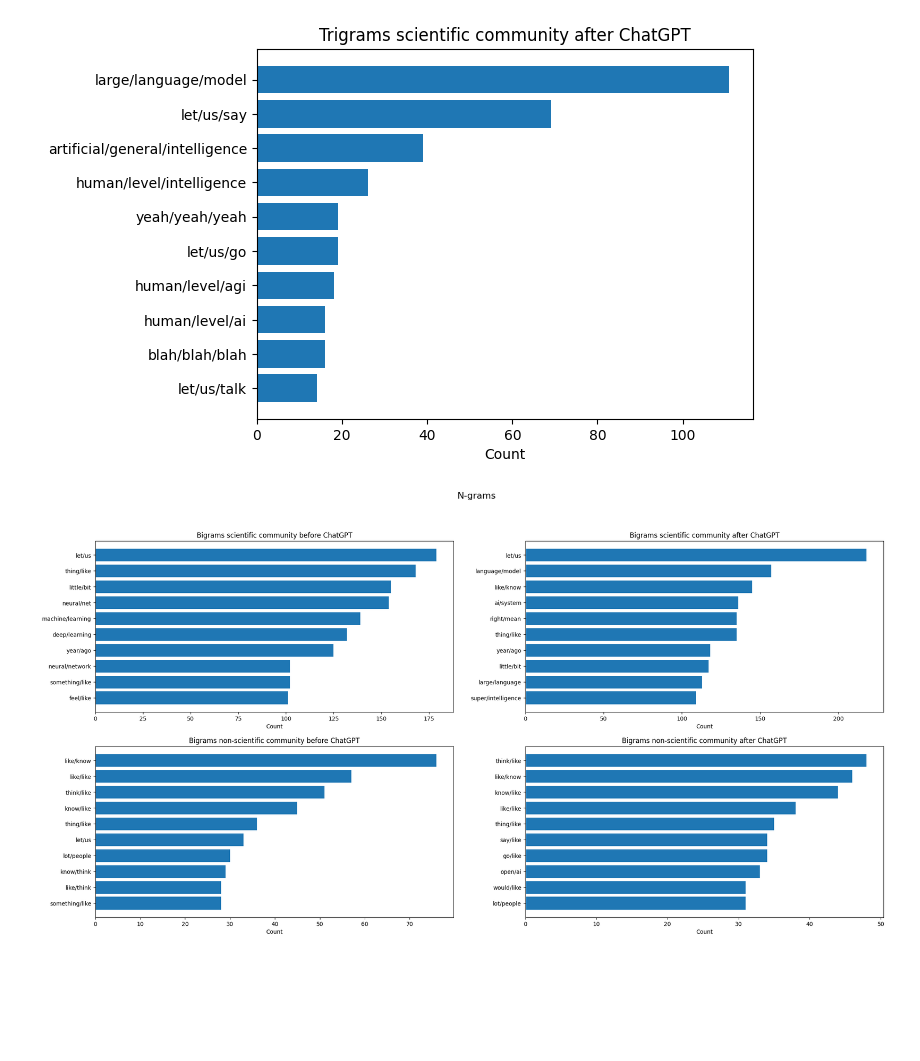
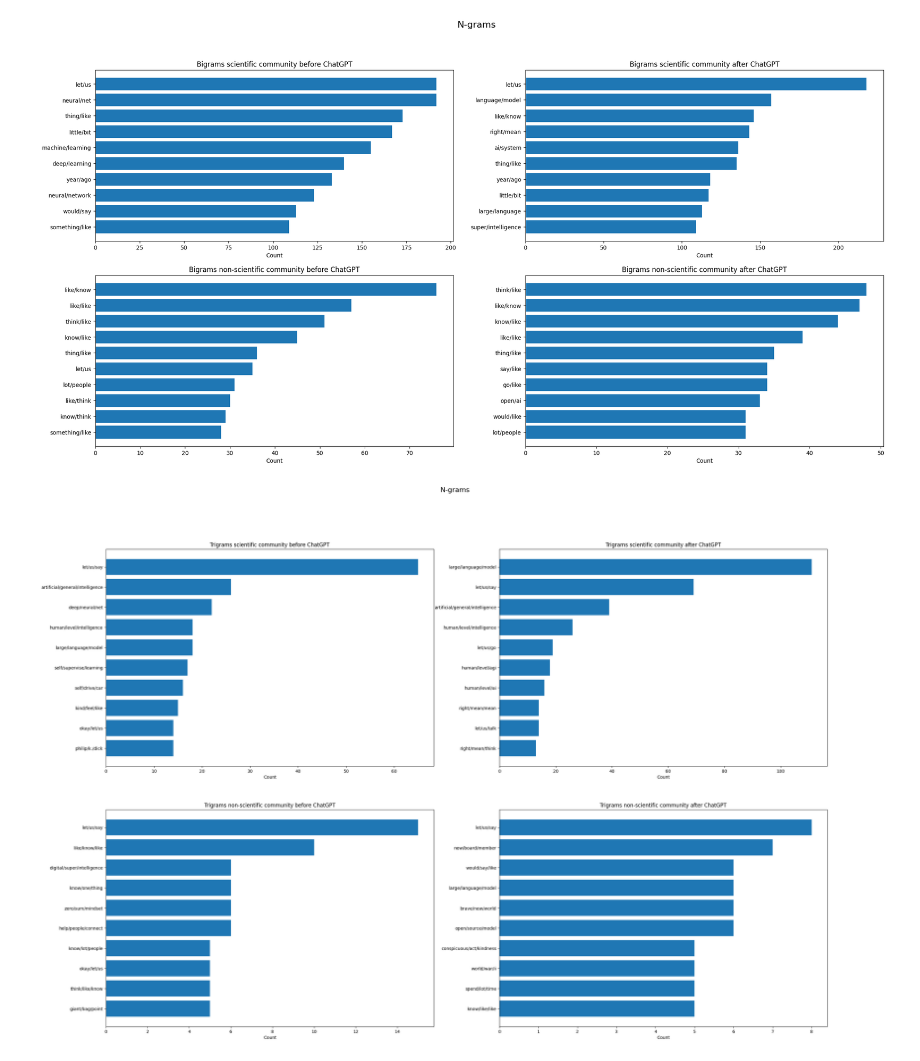
Before and after one commit to avhou/rai, a Jupyter notebook: assignment/assignment2/ngrams.ipynb, the cells around one changed output. Drawn from its saved outputs; the diff is of its cells as text; code cells hidden in the pictures; blank space fills up the shorter version.

Commit message:
use audio-to-speech to get additional data do proper preparation of dataset, retaining date information rework wordclouds and n-grams to use the full dataset

```diff
--- a/assignment/assignment2/ngrams.ipynb
+++ b/assignment/assignment2/ngrams.ipynb
@@ -3,7 +3,7 @@ import nltk
 from nltk import bigrams
 from nltk import trigrams
 import matplotlib.pyplot as plt
-from utils import read_transcripts_lines
+from utils import read_dataset, texts_for_category, tokens_for_category
 from typing import *
 from dataclasses import dataclass
 import numpy as np
@@ -52,56 +52,53 @@ def plot_many_ngrams(data: List[NgramData], filename: str, figsize: Tuple[int, i
     plt.show()
     fig.savefig(filename)
 
-def get_bigrams(transcript: str, take: int = 10) -> Tuple[List[str], List[int]]:
-    return get_ngrams(transcript, bigrams, take)
+def get_bigrams(tokens: Iterator[str], take: int = 10) -> Tuple[List[str], List[int]]:
+    return get_ngrams(tokens, bigrams, take)
 
-def get_bigram_data(transcript: str, title: str, take: int = 10) -> NgramData:
-    (ngrams, counts) = get_bigrams(transcript, take)
+def get_bigram_data(tokens: Iterator[str], title: str, take: int = 10) -> NgramData:
+    (ngrams, counts) = get_bigrams(tokens, take)
     return NgramData(ngrams, counts, title)
 
-def get_trigrams(transcript: str, take: int = 10) -> Tuple[List[str], List[int]]:
-    return get_ngrams(transcript, trigrams, take)
+def get_trigrams(tokens: Iterator[str], take: int = 10) -> Tuple[List[str], List[int]]:
+    return get_ngrams(tokens, trigrams, take)
 
-def get_trigram_data(transcript: str, title: str, take: int = 10) -> NgramData:
-    (ngrams, counts) = get_trigrams(transcript, take)
+def get_trigram_data(tokens: Iterator[str], title: str, take: int = 10) -> NgramData:
+    (ngrams, counts) = get_trigrams(tokens, take)
     return NgramData(ngrams, counts, title)
 
-def get_ngrams(transcript: str, fn, take: int = 10) -> Tuple[List[str], List[int]]:
-    tokens = list(read_transcripts_lines(transcript))
+def get_ngrams(tokens: Iterator[str], fn, take: int = 10) -> Tuple[List[str], List[int]]:
     distribution = nltk.FreqDist(fn(tokens))
     keys = []
     values = []
 
     for k,v in sorted(distribution.items(), key=lambda x:int(x[1]), reverse=True)[:take]:
         keys.append("/".join(list(k)))
         values.append(v)
 
     return (keys, values)
 
-# plot_ngrams(get_bigrams("scientific-before/transcripts-cleaned.txt"), "Bigrams scientific community before ChatGPT")
-# plot_ngrams(get_bigrams("scientific-after/transcripts-cleaned.txt"), "Bigrams scientific community after ChatGPT")
-# plot_ngrams(get_trigrams("scientific-before/transcripts-cleaned.txt"), "Trigrams scientific community before ChatGPT")
-# plot_ngrams(get_trigrams("scientific-after/transcripts-cleaned.txt"), "Trigrams scientific community after ChatGPT")
+datasources = read_dataset("dataset.csv")
+
 plot_many_ngrams(
     [
-       get_bigram_data("scientific-before/transcripts-cleaned.txt", "Bigrams scientific community before ChatGPT", take = 10),
-       get_bigram_data("scientific-after/transcripts-cleaned.txt", "Bigrams scientific community after ChatGPT", take = 10),
-       get_bigram_data("non-scientific-before/transcripts-cleaned.txt", "Bigrams non-scientific community before ChatGPT", take = 10),
-       get_bigram_data("non-scientific-after/transcripts-cleaned.txt", "Bigrams non-scientific community after ChatGPT", take = 10),
+       get_bigram_data(tokens_for_category("scientific-before", datasources), "Bigrams scientific community before ChatGPT", take = 10),
+       get_bigram_data(tokens_for_category("scientific-after", datasources), "Bigrams scientific community after ChatGPT", take = 10),
+       get_bigram_data(tokens_for_category("non-scientific-before", datasources), "Bigrams non-scientific community before ChatGPT", take = 10),
+       get_bigram_data(tokens_for_category("non-scientific-after", datasources), "Bigrams non-scientific community after ChatGPT", take = 10),
     ],
     "./figures/bigrams.png",
     (25, 12)
 )
 plot_many_ngrams(
     [
-       get_trigram_data("scientific-before/transcripts-cleaned.txt", "Trigrams scientific community before ChatGPT", take = 10),
-       get_trigram_data("scientific-after/transcripts-cleaned.txt", "Trigrams scientific community after ChatGPT", take = 10),
-       get_trigram_data("non-scientific-before/transcripts-cleaned.txt", "Trigrams non-scientific community before ChatGPT", take = 10),
-       get_trigram_data("non-scientific-after/transcripts-cleaned.txt", "Trigrams non-scientific community after ChatGPT", take = 10),
+       get_trigram_data(tokens_for_category("scientific-before", datasources), "Trigrams scientific community before ChatGPT", take = 10),
+       get_trigram_data(tokens_for_category("scientific-after", datasources), "Trigrams scientific community after ChatGPT", take = 10),
+       get_trigram_data(tokens_for_category("non-scientific-before", datasources), "Trigrams non-scientific community before ChatGPT", take = 10),
+       get_trigram_data(tokens_for_category("non-scientific-after", datasources), "Trigrams non-scientific community after ChatGPT", take = 10),
     ],
     "./figures/trigrams.png",
     (30, 20)
 )
 # %% [output]
-[figure, old version]
+[figure, new version]
-[figure, old version]
+[figure, new version]
```
Also changed, not shown: parts of 1 cell of this notebook, 7 other files.
